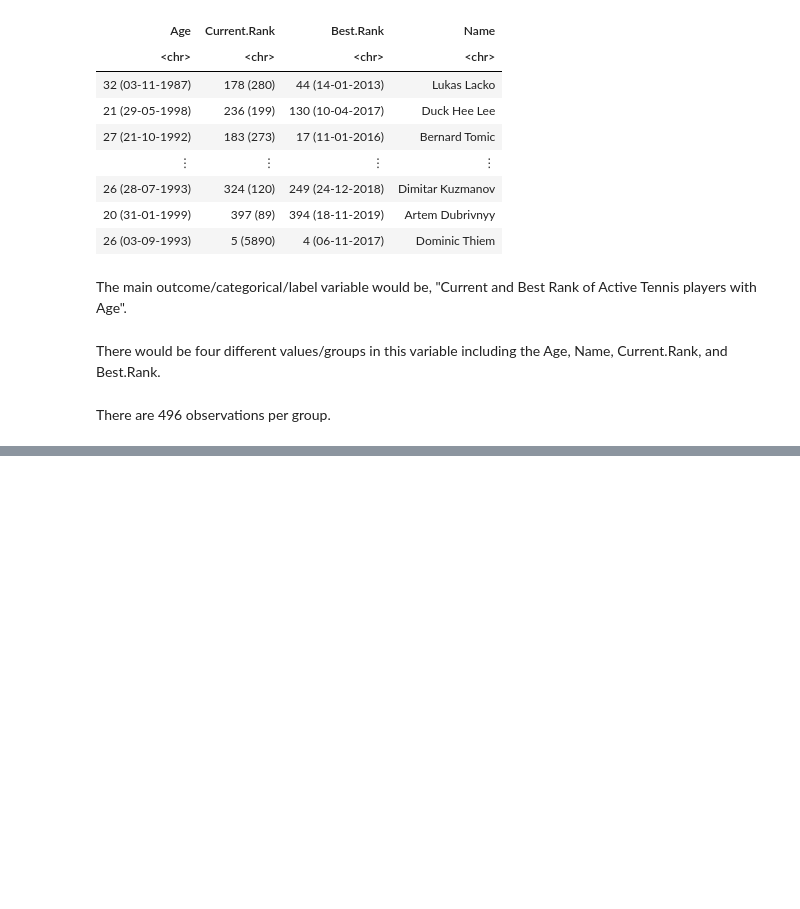
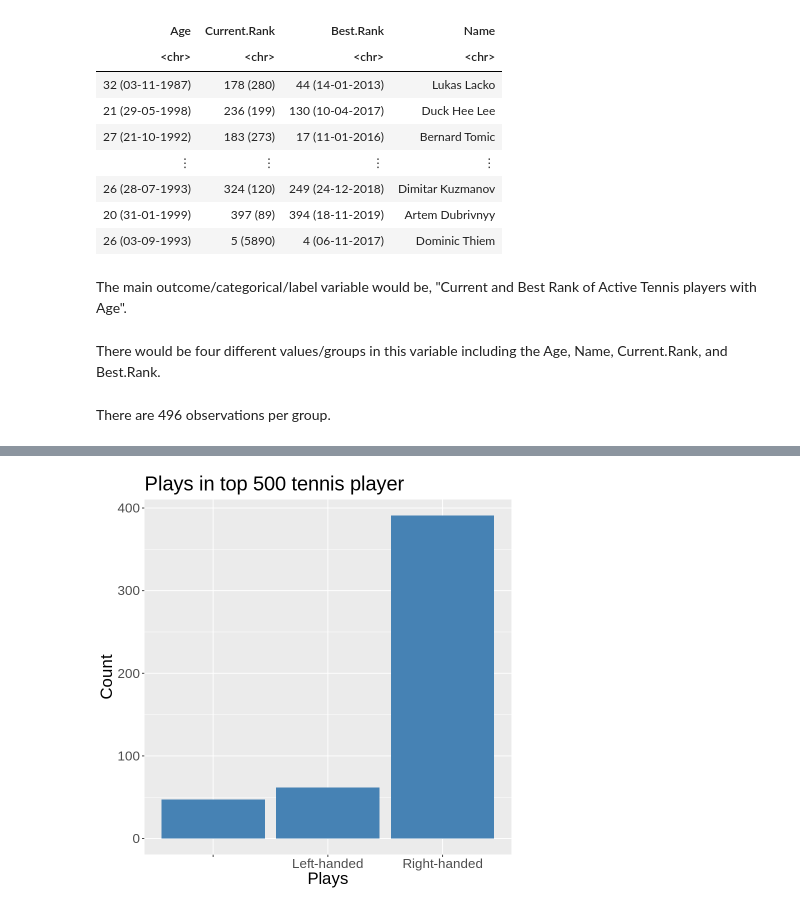
Before and after one commit to Jun-QianKong/DSCI-100-Group-Project, a Jupyter notebook: Tennis Player Analysis.ipynb, the cells around one changed output, grey strips where cells are left out. Cells and saved outputs as stored; diff of their text form; code cells hidden in the pictures; blank space fills up the shorter version.

```diff
--- a/Tennis Player Analysis.ipynb
+++ b/Tennis Player Analysis.ipynb
@@ -59,3 +59,8 @@ The main outcome/categorical/label variable would be, "Current and Best Rank of
 There would be four different values/groups in this variable including the Age, Name, Current.Rank, and Best.Rank.
 # %% [markdown]
 There are 496 observations per group.
+# %%
+plays <- table_tennis %>%
+group_by(Plays) %>%
+summarize(n=n())
+plays
@@ -61,0 +75,11 @@ There are 496 observations per group.
+# %%
+Play_P <-  plays %>%
+ggplot(aes(x= Plays,y=n)) +
+geom_bar(stat="identity", fill="steelblue")+
+xlab("Plays")+
+ylab("Count")+
+ggtitle("Plays in top 500 tennis player")+
+theme(text = element_text(size=20))
+Play_P
+# %% [output]
+[figure, added]
```
Also changed, not shown: parts of 2 cells of this notebook.
